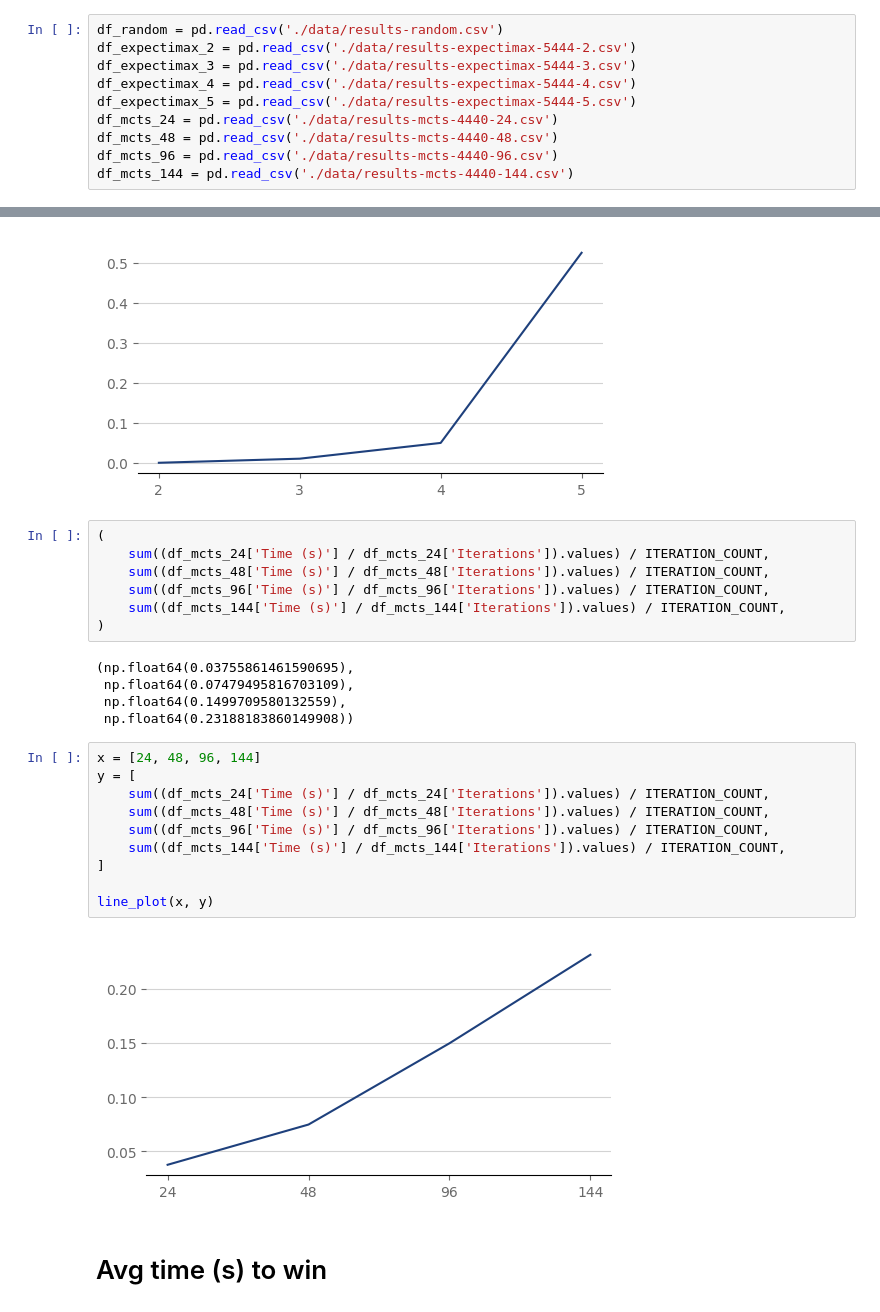
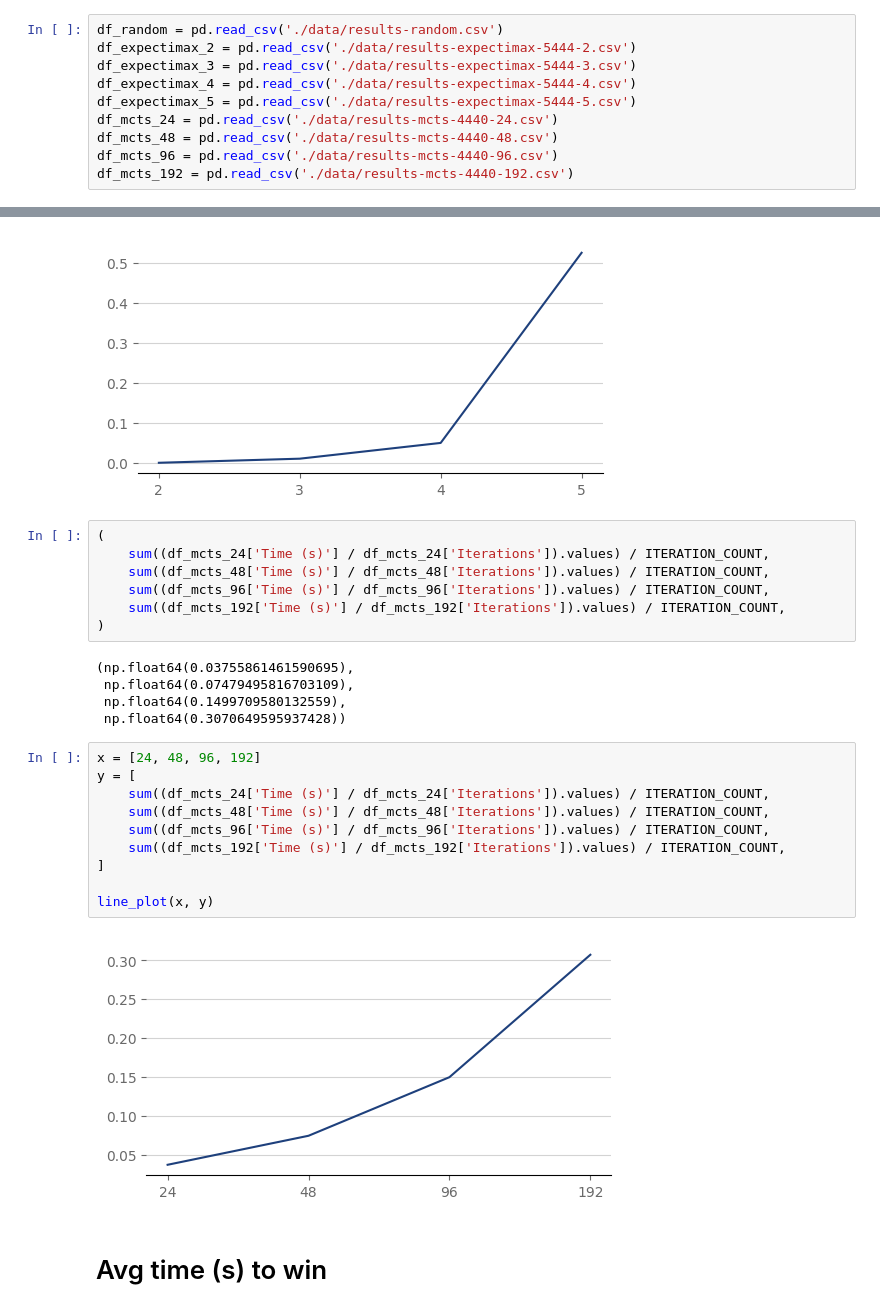
Before and after one commit to PSU-AI801-Group1-Fall-2024/2048-experiments, a Jupyter notebook: data-synthensis.ipynb, the cells around one changed output, grey strips where cells are left out. Cells and saved outputs as stored; diff of their text form.

```diff
--- a/data-synthensis.ipynb
+++ b/data-synthensis.ipynb
@@ -67,7 +67,7 @@ df_expectimax_5 = pd.read_csv('./data/results-expectimax-5444-5.csv')
 df_mcts_24 = pd.read_csv('./data/results-mcts-4440-24.csv')
 df_mcts_48 = pd.read_csv('./data/results-mcts-4440-48.csv')
 df_mcts_96 = pd.read_csv('./data/results-mcts-4440-96.csv')
-df_mcts_144 = pd.read_csv('./data/results-mcts-4440-144.csv')
+df_mcts_192 = pd.read_csv('./data/results-mcts-4440-192.csv')
 # %%
 df_expectimax_eval = pd.read_csv('./data/eval-expectimax-3.csv').set_axis(['id', '0', '1', '2', '3', 'avg_max', 'max', 'avg_its', 'max_its'], axis = 1).set_index(['id'])
 df_mcts_eval = pd.read_csv('./data/eval-mcts-48.csv').set_axis(['id', '0', '1', '2', '3', 'avg_max', 'max', 'avg_its', 'max_its'], axis = 1).set_index(['id'])
@@ -252,25 +252,25 @@ line_plot(x, y)
     sum((df_mcts_24['Time (s)'] / df_mcts_24['Iterations']).values) / ITERATION_COUNT,
     sum((df_mcts_48['Time (s)'] / df_mcts_48['Iterations']).values) / ITERATION_COUNT,
     sum((df_mcts_96['Time (s)'] / df_mcts_96['Iterations']).values) / ITERATION_COUNT,
-    sum((df_mcts_144['Time (s)'] / df_mcts_144['Iterations']).values) / ITERATION_COUNT,
+    sum((df_mcts_192['Time (s)'] / df_mcts_192['Iterations']).values) / ITERATION_COUNT,
 )
 # %% [output]
 (np.float64(0.03755861461590695),
  np.float64(0.07479495816703109),
  np.float64(0.1499709580132559),
- np.float64(0.23188183860149908))
+ np.float64(0.3070649595937428))
 # %%
-x = [24, 48, 96, 144]
+x = [24, 48, 96, 192]
 y = [
     sum((df_mcts_24['Time (s)'] / df_mcts_24['Iterations']).values) / ITERATION_COUNT,
     sum((df_mcts_48['Time (s)'] / df_mcts_48['Iterations']).values) / ITERATION_COUNT,
     sum((df_mcts_96['Time (s)'] / df_mcts_96['Iterations']).values) / ITERATION_COUNT,
-    sum((df_mcts_144['Time (s)'] / df_mcts_144['Iterations']).values) / ITERATION_COUNT,
+    sum((df_mcts_192['Time (s)'] / df_mcts_192['Iterations']).values) / ITERATION_COUNT,
 ]
 
 line_plot(x, y)
 # %% [output]
-[figure, old version]
+[figure, new version]
 # %% [markdown]
 # Avg time (s) to win
 # %%
```
Also changed, not shown: parts of 10 cells of this notebook, 1 other file.
